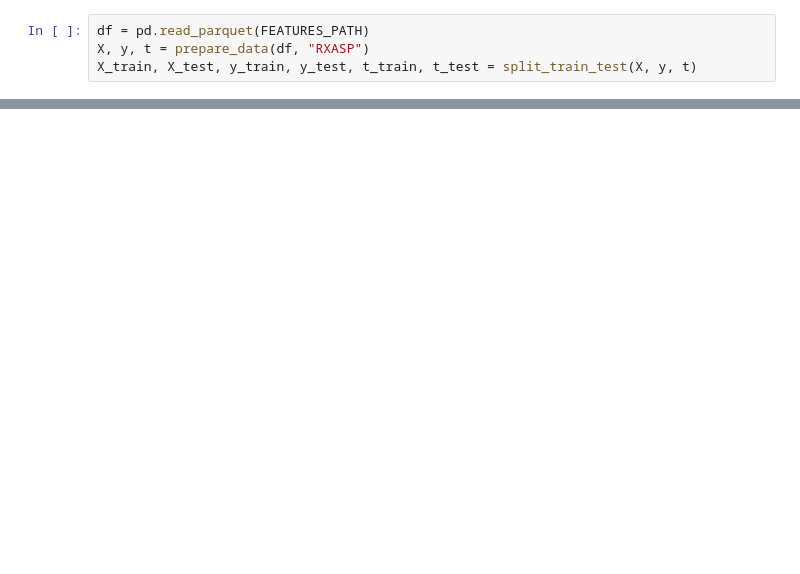
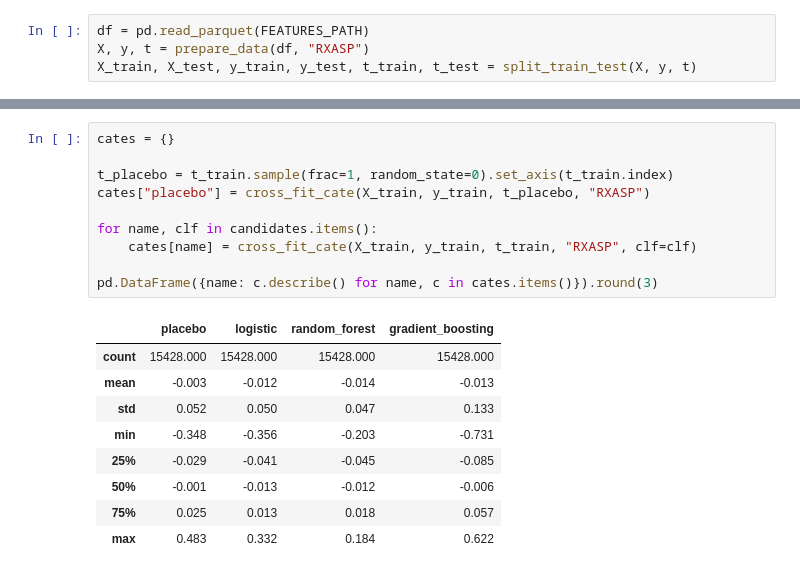
Before and after one commit to itsfedee/personalized-treatment-effects, a Jupyter notebook: notebooks/06_t_learner.ipynb, the cells around one changed output, grey strips where cells are left out. Saved outputs shown, nothing was run; the diff lists cells and outputs as text; blank space fills up the shorter version.

```diff
--- a/notebooks/06_t_learner.ipynb
+++ b/notebooks/06_t_learner.ipynb
@@ -79,0 +43,20 @@ display(uplift_placebo)
+# %%
+cates = {}
+
+t_placebo = t_train.sample(frac=1, random_state=0).set_axis(t_train.index)
+cates["placebo"] = cross_fit_cate(X_train, y_train, t_placebo, "RXASP")
+
+for name, clf in candidates.items():
+    cates[name] = cross_fit_cate(X_train, y_train, t_train, "RXASP", clf=clf)
+
+pd.DataFrame({name: c.describe() for name, c in cates.items()}).round(3)
+# %% [output]
+|  | placebo | logistic | random_forest | gradient_boosting |
+| count | 15428.000 | 15428.000 | 15428.000 | 15428.000 |
+| mean | -0.003 | -0.012 | -0.014 | -0.013 |
+| std | 0.052 | 0.050 | 0.047 | 0.133 |
+| min | -0.348 | -0.356 | -0.203 | -0.731 |
+| 25% | -0.029 | -0.041 | -0.045 | -0.085 |
+| 50% | -0.001 | -0.013 | -0.012 | -0.006 |
+| 75% | 0.025 | 0.013 | 0.018 | 0.057 |
+| max | 0.483 | 0.332 | 0.184 | 0.622 |
```
Also changed, not shown: parts of 8 cells of this notebook.
